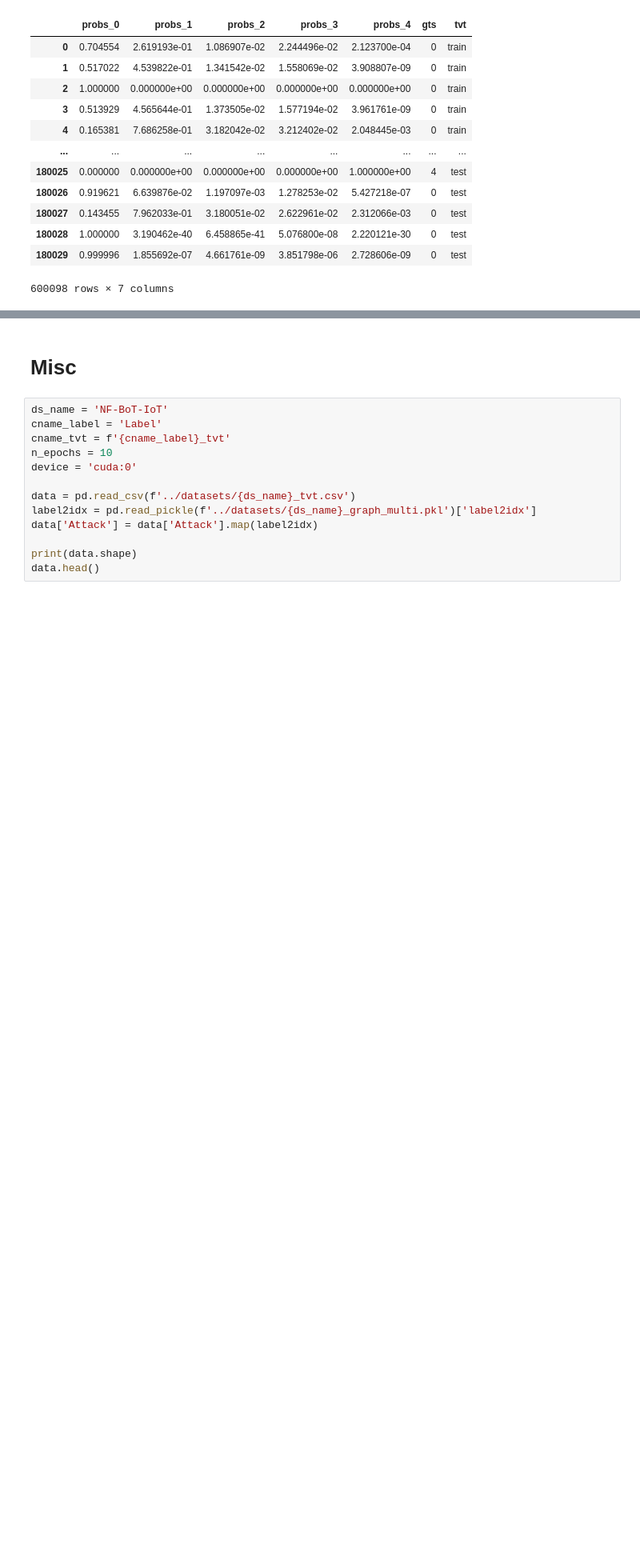
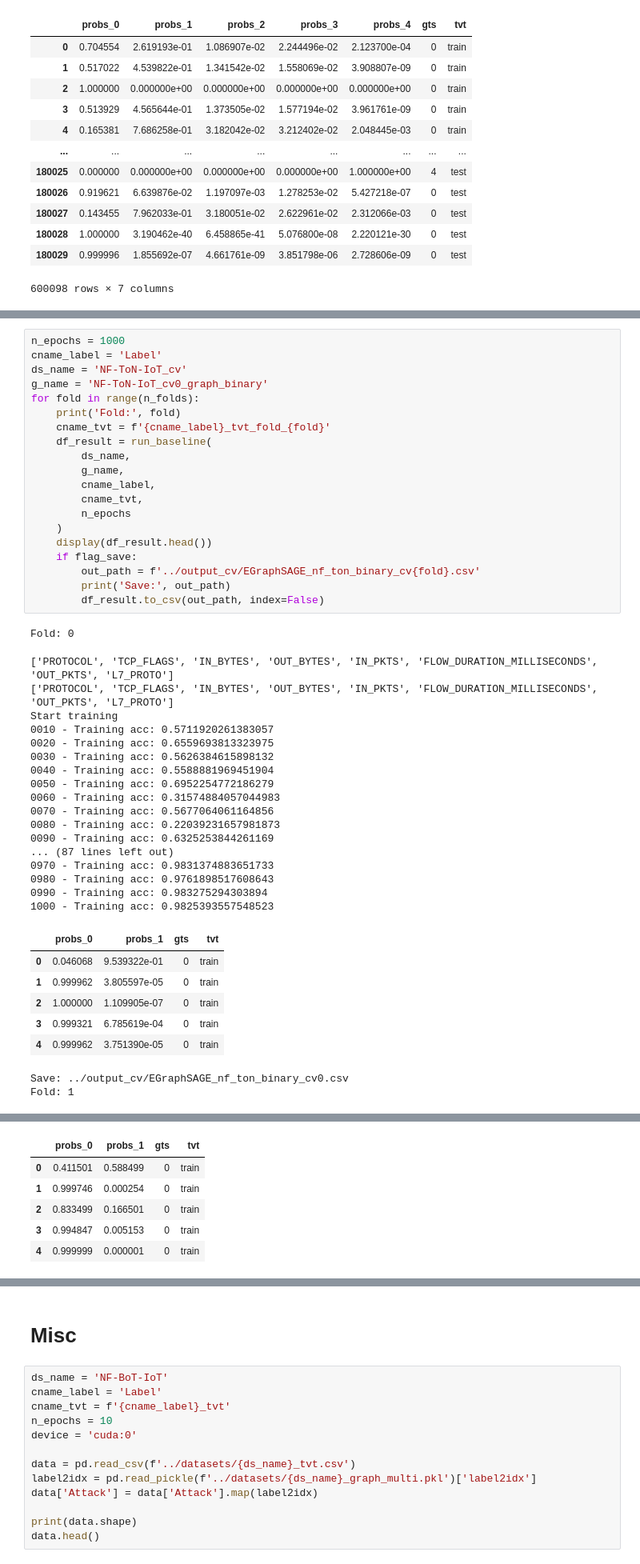
Before and after one commit to hoangntc/TS-IDS, a Jupyter notebook: experiment/3_baseline_EGraphSAGE.ipynb, the cells around one changed output, grey strips where cells are left out. Shown: that part at 80% size. Drawn from its saved outputs; the diff is of its cells as text; blank space fills up the shorter version.

```diff
--- a/experiment/3_baseline_EGraphSAGE.ipynb
+++ b/experiment/3_baseline_EGraphSAGE.ipynb
@@ -413,0 +689,47 @@ ton_multi_prob_df.to_csv('../output/EGraphSAGE_nf_ton_multi.csv', index=False)
+# %%
+n_epochs = 1000
+cname_label = 'Label'
+ds_name = 'NF-ToN-IoT_cv'
+g_name = 'NF-ToN-IoT_cv0_graph_binary'
+for fold in range(n_folds):
+    print('Fold:', fold)
+    cname_tvt = f'{cname_label}_tvt_fold_{fold}'
+    df_result = run_baseline(
+        ds_name,
+        g_name,
+        cname_label,
+        cname_tvt,
+        n_epochs
+    )
+    display(df_result.head())
+    if flag_save:
+        out_path = f'../output_cv/EGraphSAGE_nf_ton_binary_cv{fold}.csv'
+        print('Save:', out_path)
+        df_result.to_csv(out_path, index=False)
+# %% [output]
+Fold: 0
+['PROTOCOL', 'TCP_FLAGS', 'IN_BYTES', 'OUT_BYTES', 'IN_PKTS', 'FLOW_DURATION_MILLISECONDS', 'OUT_PKTS', 'L7_PROTO']
+['PROTOCOL', 'TCP_FLAGS', 'IN_BYTES', 'OUT_BYTES', 'IN_PKTS', 'FLOW_DURATION_MILLISECONDS', 'OUT_PKTS', 'L7_PROTO']
+Start training
+0010 - Training acc: 0.5711920261383057
+0020 - Training acc: 0.6559693813323975
+0030 - Training acc: 0.5626384615898132
+0040 - Training acc: 0.5588881969451904
+0050 - Training acc: 0.6952254772186279
+0060 - Training acc: 0.31574884057044983
+0070 - Training acc: 0.5677064061164856
+0080 - Training acc: 0.22039231657981873
+0090 - Training acc: 0.6325253844261169
+... (87 lines left out)
+0970 - Training acc: 0.9831374883651733
+0980 - Training acc: 0.9761898517608643
+0990 - Training acc: 0.983275294303894
+1000 - Training acc: 0.9825393557548523
+|  | probs_0 | probs_1 | gts | tvt |
+| 0 | 0.046068 | 9.539322e-01 | 0 | train |
+| 1 | 0.999962 | 3.805597e-05 | 0 | train |
+| 2 | 1.000000 | 1.109905e-07 | 0 | train |
+| 3 | 0.999321 | 6.785619e-04 | 0 | train |
+| 4 | 0.999962 | 3.751390e-05 | 0 | train |
+Save: ../output_cv/EGraphSAGE_nf_ton_binary_cv0.csv
+Fold: 1
@@ -413,0 +753,6 @@ ton_multi_prob_df.to_csv('../output/EGraphSAGE_nf_ton_multi.csv', index=False)
+|  | probs_0 | probs_1 | gts | tvt |
+| 0 | 0.411501 | 0.588499 | 0 | train |
+| 1 | 0.999746 | 0.000254 | 0 | train |
+| 2 | 0.833499 | 0.166501 | 0 | train |
+| 3 | 0.994847 | 0.005153 | 0 | train |
+| 4 | 0.999999 | 0.000001 | 0 | train |
```
Also changed, not shown: parts of 21 cells of this notebook, 8 other files.
